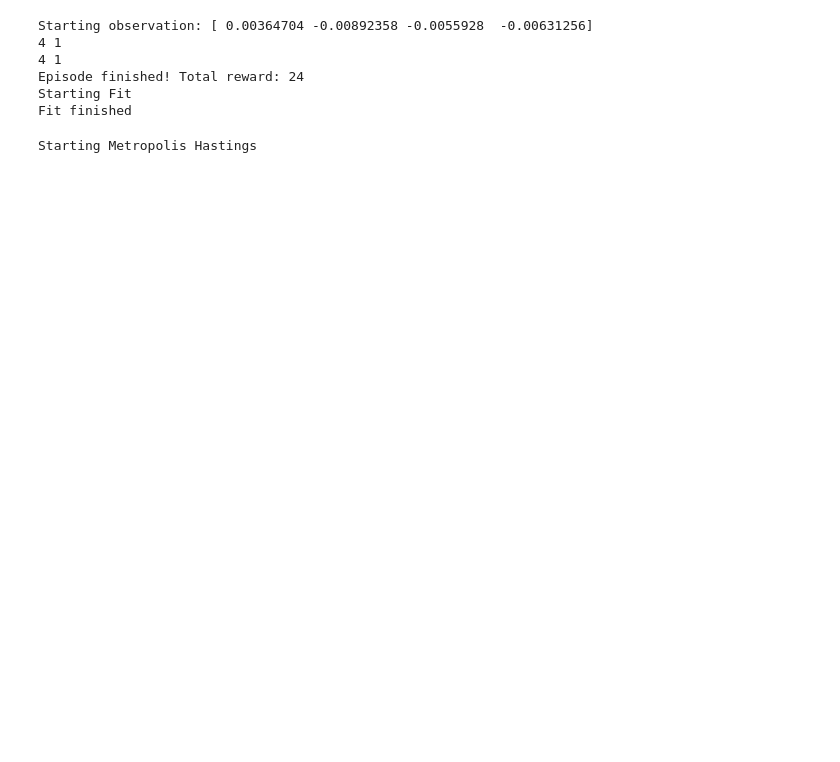
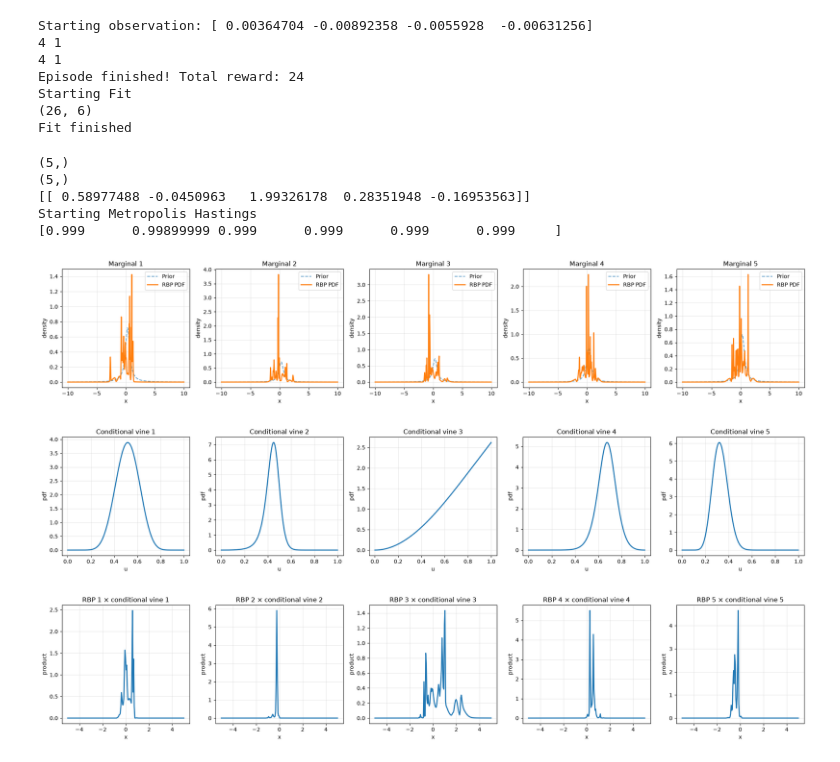
Before and after one commit to chaeyunkimm/dissertation, a Jupyter notebook: rl_time_tests.ipynb, the cells around one changed output. Drawn from its saved outputs; the diff is of its cells as text; code cells hidden in the pictures; blank space fills up the shorter version.

Commit message:
Implemented transformations, started adding reinforcement learning files.

```diff
--- a/rl_time_tests.ipynb
+++ b/rl_time_tests.ipynb
@@ -52,9 +52,22 @@ env.close()
 
 data = np.concatenate((observations, actions), axis=1)
 
+obs_transformer = obs_transform_pendulum()
+act_transformer = action_transform_pendulum()
+
+obs_transformer.fit(torch.from_numpy(observations))
+act_transformer.fit(torch.from_numpy(actions))
+
+trans_obs = obs_transformer.transform(torch.from_numpy(observations)).numpy()
+trans_acts = act_transformer.transform(torch.from_numpy(actions)).numpy()
+
+trans_data = np.concatenate((trans_obs, trans_acts), axis=1)
+
 print("Starting Fit")
-tv = tv_vinecop()
-tv.fit(data, check_vines=False)
+tv = tv_vinecop(observation_d=5)
+
+print(trans_data.shape)
+tv.fit(trans_data, check_vines=False)
 print("Fit finished")
 # %% [output]
 Starting observation: [ 0.00364704 -0.00892358 -0.0055928  -0.00631256]
@@ -62,40 +75,49 @@ Starting observation: [ 0.00364704 -0.00892358 -0.0055928  -0.00631256]
 4 1
 Episode finished! Total reward: 24
 Starting Fit
+(26, 6)
 Fit finished
 # %%
-
-def target_func(copula:tv_vinecop, action, log = False):
-    if log:
-        def log_pdf(x):
-            return np.log(copula.pdf_predictive(x, action))
-
-        return log_pdf
-
-    def pdf(x):
-        return (copula.pdf_predictive(x, action))
-
-    return pdf
-
-
 #print(tv.pdf_predictive(np.array([observations[-2]]),0))
 # fig, ax = tv.check_rbp_times_conditional_vine()
 
 # plt.savefig("C:/Users/woodg/Documents/Vine_dissertation_chaeyun/plots_rl/conditionals")
 # start = np.repeat([observations[0]], repeats=2, axis = 0)
 # start_act = np.repeat([actions[0]], repeats = 2, axis = 0)
 # tv.jump_back(start, start_act)
 
-tv.step_forward(np.array([observations[0]]), actions[0][0])
+tv.step_forward(np.array([trans_obs[0]]), trans_acts[0][0])
+print(tv.last_state.shape)
+print(np.array([trans_obs[0]]))
 
 print("Starting Metropolis Hastings")
-var = .0001
-prop = mh.mvn_def(covariance=var)
-sample = mh.sample_mvn(covariance=var)
+# var = .0001
+# prop = mh.mvn_def(covariance=var)
+# sample = mh.sample_mvn(covariance=var)
 predicted_next = np.zeros_like(observations)
-predicted_std = np.zeros_like(observations)
+predicted_up_err = np.zeros_like(observations)
+predicted_down_err = np.zeros_like(observations)
 predicted_next[0] = observations[0]
+
+tv.check_rbp_pdfs_real_line()
+tv.check_conditional_vine_pdfs()
+tv.check_rbp_times_conditional_vine()
+plt.show()
+
+# plt.plot(trans_data[:,0])
+# plt.plot(trans_data[:,1])
+# plt.plot(trans_data[:,2])
+# plt.plot(trans_data[:,3])
+# plt.plot(trans_data[:,4])
+# plt.plot(trans_acts)
 # %% [output]
+(5,)
+(5,)
+[[ 0.58977488 -0.0450963   1.99326178  0.28351948 -0.16953563]]
 Starting Metropolis Hastings
+[0.999      0.99899999 0.999      0.999      0.999      0.999     ]
+[figure, added]
+[figure, added]
+[figure, added]
 # %%
 
```
Also changed, not shown: parts of 4 cells of this notebook, 6 other files.
